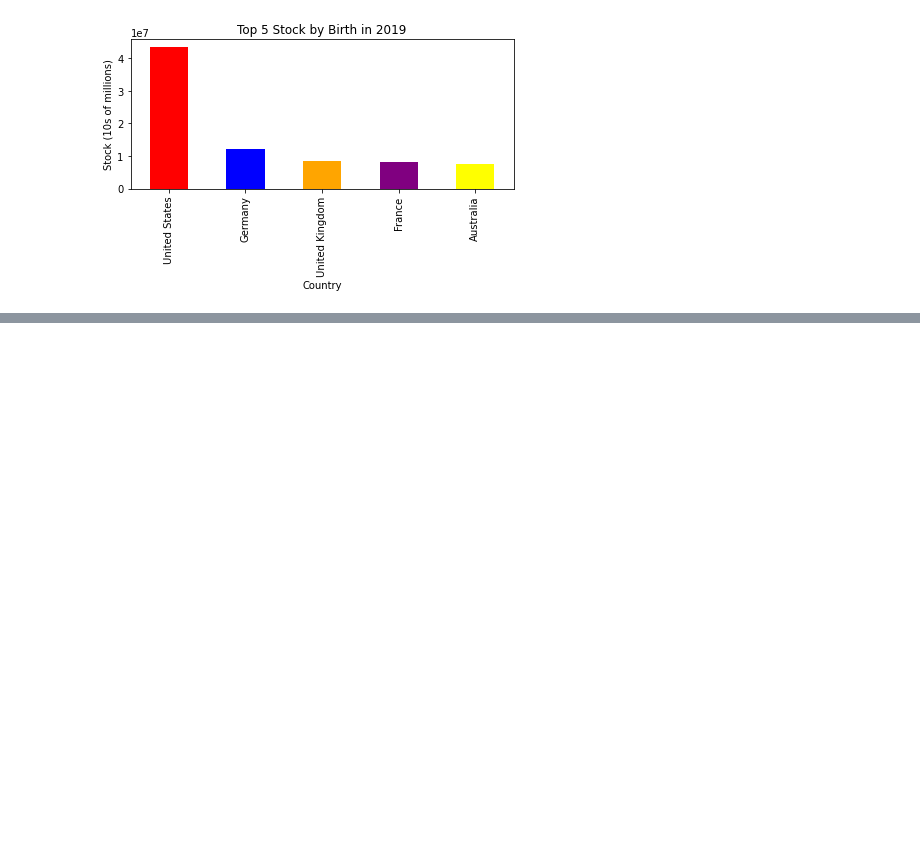
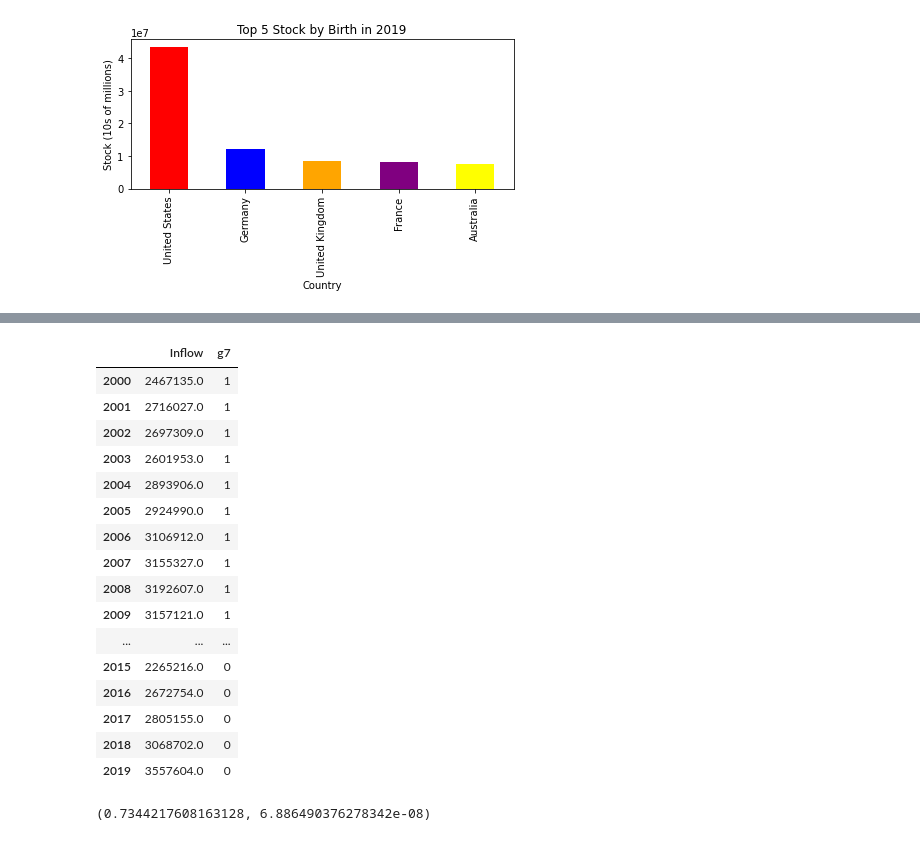
Before and after one commit to tdyk9098/Immigration-Flow-MiniProject, a Jupyter notebook: Immigration Flow MiniProject.ipynb, the cells around one changed output, grey strips where cells are left out. Saved outputs shown, nothing was run; the diff lists cells and outputs as text; code cells hidden in the pictures; blank space fills up the shorter version.

```diff
--- a/Immigration Flow MiniProject.ipynb
+++ b/Immigration Flow MiniProject.ipynb
@@ -406,0 +418,6 @@ plt.tight_layout()
+# %%
+# Correlation of g7 nation status with inflow numbers for all years and all Country of birth/nationality
+import scipy.stats as st
+cdf = data2[data2["Value"].notna()]
+g7df = cdf[cdf["Variable"]=="Inflows of foreign population by nationality"]
+st.pearsonr(g7df["g7"],g7df["Value"])
@@ -406,0 +447,68 @@ plt.tight_layout()
+# %%
+# Creating DF for inflow and G7 status
+id0 = g7df[(g7df["g7"]==1) & (g7df["Year"]==2000)]["Value"].sum()
+id1 = g7df[(g7df["g7"]==1) & (g7df["Year"]==2001)]["Value"].sum()
+id2 = g7df[(g7df["g7"]==1) & (g7df["Year"]==2002)]["Value"].sum()
+id3 = g7df[(g7df["g7"]==1) & (g7df["Year"]==2003)]["Value"].sum()
+id4 = g7df[(g7df["g7"]==1) & (g7df["Year"]==2004)]["Value"].sum()
+id5 = g7df[(g7df["g7"]==1) & (g7df["Year"]==2005)]["Value"].sum()
+id6 = g7df[(g7df["g7"]==1) & (g7df["Year"]==2006)]["Value"].sum()
+id7 = g7df[(g7df["g7"]==1) & (g7df["Year"]==2007)]["Value"].sum()
+id8 = g7df[(g7df["g7"]==1) & (g7df["Year"]==2008)]["Value"].sum()
+id9 = g7df[(g7df["g7"]==1) & (g7df["Year"]==2009)]["Value"].sum()
+id10 = g7df[(g7df["g7"]==1) & (g7df["Year"]==2010)]["Value"].sum()
+id11 = g7df[(g7df["g7"]==1) & (g7df["Year"]==2011)]["Value"].sum()
+id12 = g7df[(g7df["g7"]==1) & (g7df["Year"]==2012)]["Value"].sum()
+id13 = g7df[(g7df["g7"]==1) & (g7df["Year"]==2013)]["Value"].sum()
+id14 = g7df[(g7df["g7"]==1) & (g7df["Year"]==2014)]["Value"].sum()
+id15 = g7df[(g7df["g7"]==1) & (g7df["Year"]==2015)]["Value"].sum()
+id16 = g7df[(g7df["g7"]==1) & (g7df["Year"]==2016)]["Value"].sum()
+id17 = g7df[(g7df["g7"]==1) & (g7df["Year"]==2017)]["Value"].sum()
+id18 = g7df[(g7df["g7"]==1) & (g7df["Year"]==2018)]["Value"].sum()
+id19 = g7df[(g7df["g7"]==1) & (g7df["Year"]==2019)]["Value"].sum()
+bd0 = g7df[(g7df["g7"]==0) & (g7df["Year"]==2000)]["Value"].sum()
+bd1 = g7df[(g7df["g7"]==0) & (g7df["Year"]==2001)]["Value"].sum()
+bd2 = g7df[(g7df["g7"]==0) & (g7df["Year"]==2002)]["Value"].sum()
+bd3 = g7df[(g7df["g7"]==0) & (g7df["Year"]==2003)]["Value"].sum()
+bd4 = g7df[(g7df["g7"]==0) & (g7df["Year"]==2004)]["Value"].sum()
+bd5 = g7df[(g7df["g7"]==0) & (g7df["Year"]==2005)]["Value"].sum()
+bd6 = g7df[(g7df["g7"]==0) & (g7df["Year"]==2006)]["Value"].sum()
+bd7 = g7df[(g7df["g7"]==0) & (g7df["Year"]==2007)]["Value"].sum()
+bd8 = g7df[(g7df["g7"]==0) & (g7df["Year"]==2008)]["Value"].sum()
+bd9 = g7df[(g7df["g7"]==0) & (g7df["Year"]==2009)]["Value"].sum()
+bd10 = g7df[(g7df["g7"]==0) & (g7df["Year"]==2010)]["Value"].sum()
+bd11 = g7df[(g7df["g7"]==0) & (g7df["Year"]==2011)]["Value"].sum()
+bd12 = g7df[(g7df["g7"]==0) & (g7df["Year"]==2012)]["Value"].sum()
+bd13 = g7df[(g7df["g7"]==0) & (g7df["Year"]==2013)]["Value"].sum()
+bd14 = g7df[(g7df["g7"]==0) & (g7df["Year"]==2014)]["Value"].sum()
+bd15 = g7df[(g7df["g7"]==0) & (g7df["Year"]==2015)]["Value"].sum()
+bd16 = g7df[(g7df["g7"]==0) & (g7df["Year"]==2016)]["Value"].sum()
+bd17 = g7df[(g7df["g7"]==0) & (g7df["Year"]==2017)]["Value"].sum()
+bd18 = g7df[(g7df["g7"]==0) & (g7df["Year"]==2018)]["Value"].sum()
+bd19 = g7df[(g7df["g7"]==0) & (g7df["Year"]==2019)]["Value"].sum()
+g7cols = pd.DataFrame([1]*20+[0]*20, columns = ["g7"], index = [2000,2001,2002,2003,2004,2005,2006,2007,2008,2009,2010,2011,2012,2013,2014,2015,2016,2017,2018,2019,2000,2001,2002,2003,2004,2005,2006,2007,2008,2009,2010,2011,2012,2013,2014,2015,2016,2017,2018,2019])
+mg7df = pd.concat([pd.DataFrame([id0,id1,id2,id3,id4,id5,id6,id7,id8,id9,id10,id11,id12,id13,id14,id15,id16,id17,id18, id19,bd0,bd1,bd2,bd3,bd4,bd5,bd6,bd7,bd8,bd9,bd10,bd11,bd12,bd13,bd14,bd15,bd16,bd17,bd18, bd19], columns = ["Inflow"],index = [2000,2001,2002,2003,2004,2005,2006,2007,2008,2009,2010,2011,2012,2013,2014,2015,2016,2017,2018,2019,2000,2001,2002,2003,2004,2005,2006,2007,2008,2009,2010,2011,2012,2013,2014,2015,2016,2017,2018,2019]),g7cols], axis = 1)
+mg7df
+# %% [output]
+|  | Inflow | g7 |
+| 2000 | 2467135.0 | 1 |
+| 2001 | 2716027.0 | 1 |
+| 2002 | 2697309.0 | 1 |
+| 2003 | 2601953.0 | 1 |
+| 2004 | 2893906.0 | 1 |
+| 2005 | 2924990.0 | 1 |
+| 2006 | 3106912.0 | 1 |
+| 2007 | 3155327.0 | 1 |
+| 2008 | 3192607.0 | 1 |
+| 2009 | 3157121.0 | 1 |
+| ... | ... | ... |
+| 2015 | 2265216.0 | 0 |
+| 2016 | 2672754.0 | 0 |
+| 2017 | 2805155.0 | 0 |
+| 2018 | 3068702.0 | 0 |
+| 2019 | 3557604.0 | 0 |
+# %%
+# Correlation of G7 Country and total annual inflow
+st.pearsonr(mg7df["g7"],mg7df["Inflow"])
+# %% [output]
+(0.7344217608163128, 6.886490376278342e-08)
```
Also changed, not shown: parts of 16 cells of this notebook.
